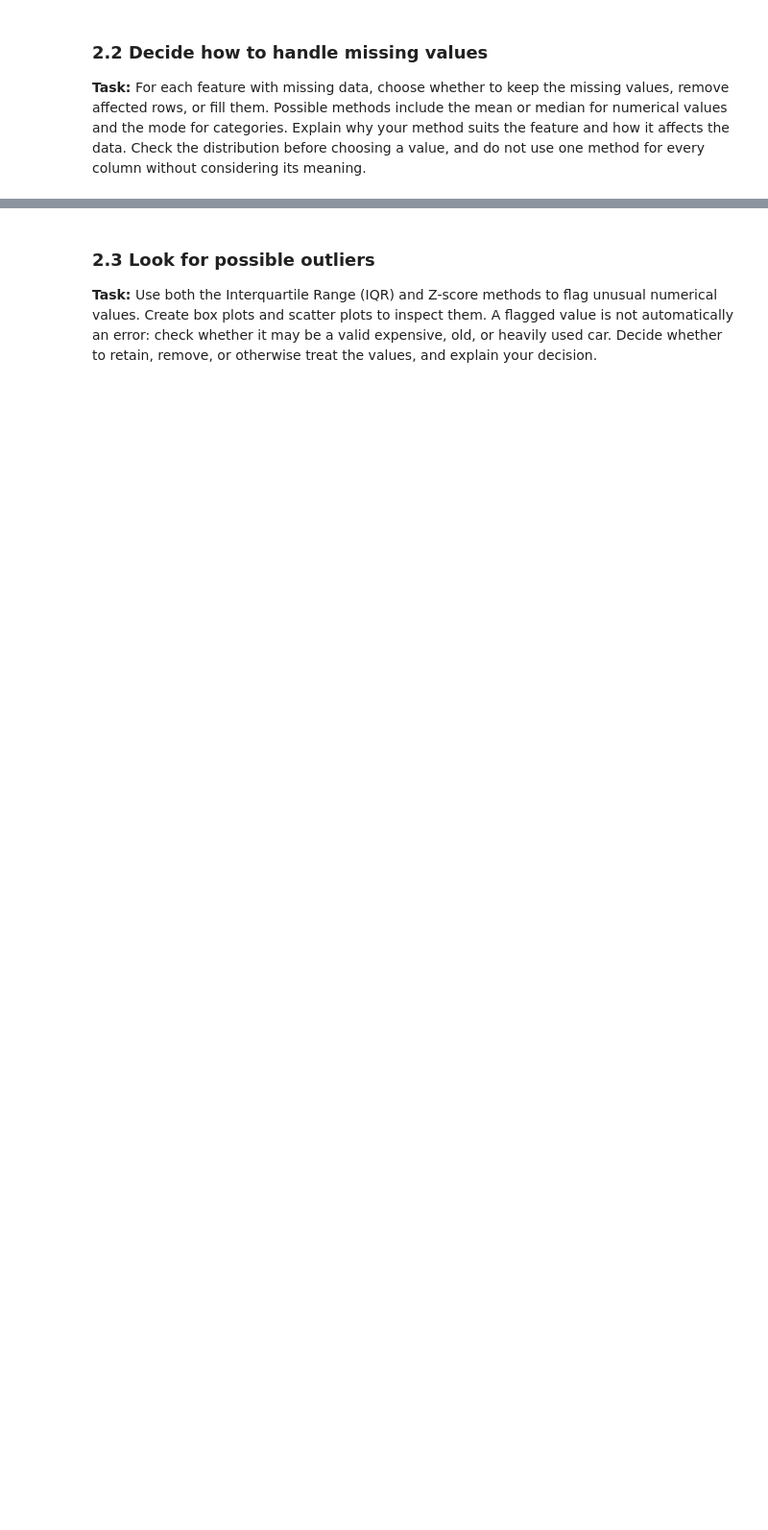
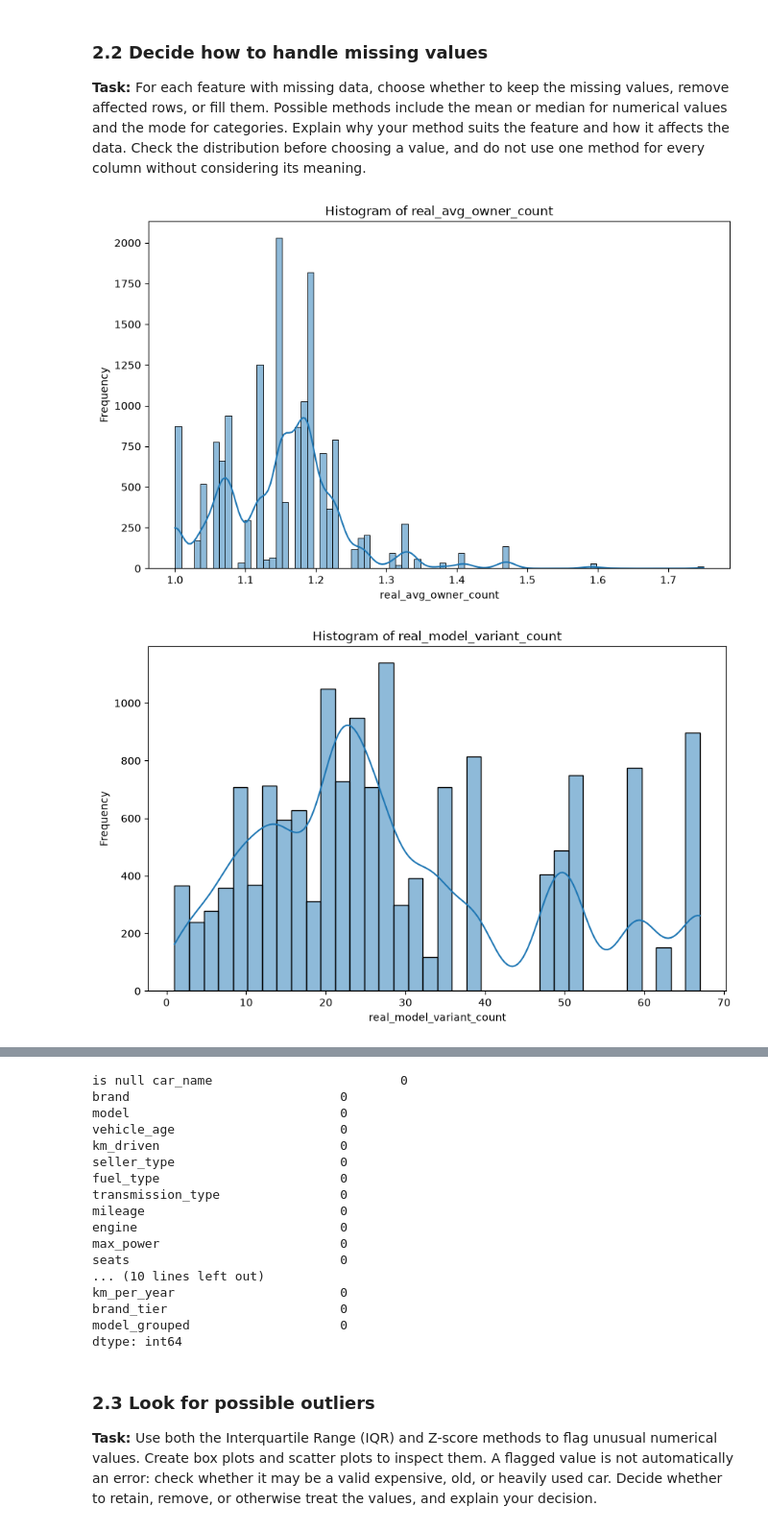
Before and after one commit to Data-six6/car_price_prediction, a Jupyter notebook: Car_Sale_Analysis/data_cleaning/data_cleaning.ipynb, the cells around one changed output, grey strips where cells are left out. Shown at 96% size. Saved outputs shown, nothing was run; the diff lists cells and outputs as text; code cells hidden in the pictures; blank space fills up the shorter version.

```diff
--- a/Car_Sale_Analysis/data_cleaning/data_cleaning.ipynb
+++ b/Car_Sale_Analysis/data_cleaning/data_cleaning.ipynb
@@ -66,5 +142,42 @@ Work through missing values, possible outliers, duplicate rows, and irrelevant o
 
 **Task:** For each feature with missing data, choose whether to keep the missing values, remove affected rows, or fill them. Possible methods include the mean or median for numerical values and the mode for categories. Explain why your method suits the feature and how it affects the data. Check the distribution before choosing a value, and do not use one method for every column without considering its meaning.
 # %%
+#create historgrams for numerical features
+useful_numerical_features = [
+    "real_avg_owner_count",
+    "real_model_variant_count",
+    "real_new_ex_showroom_price",
+]
+for col in useful_numerical_features:
+    plt.figure(figsize=(10,6))
+    sns.histplot(df[col], kde=True)
+    plt.title(f'Histogram of {col}')
+    plt.xlabel(col)
+    plt.ylabel('Frequency')
+    plt.show()
 # TODO: Choose a suitable way to handle missing values for each affected feature.
+
+df_work = df.copy()
+
+for col in [
+    "real_avg_owner_count",
+    "real_model_variant_count",
+    "real_new_ex_showroom_price",
+]:
+    df_work[col] = df_work[col].fillna(df_work[col].median())
+
+# print(df_work.isna().sum())
+# print(df_work['matched_dt'].describe()) #useless col
+# matched_eng = df['matched_eng']  #useless col
+# print(matched_eng.describe())
+# print("median", matched_eng.median())
 # TODO: Explain your choices and apply them to a separate working copy.
+###explain
+# real_avg_owner_count: mean =~ median and std is low, can use both mean and median, but median is more robust to outliers, so we choose median.
+# real_model_variants: mean # median and std is high, so we choose median.
+# real_new_ex_showroom_price: mean # median and std is high, so we choose median.
+# matched_eng,matched_dt: useless columns, we will drop them.
+print("is null", df_work.isnull().sum())
+# %% [output]
+[figure, added]
+[figure, added]
@@ -71,3 +185,20 @@ Work through missing values, possible outliers, duplicate rows, and irrelevant o
+is null car_name                         0
+brand                            0
+model                            0
+vehicle_age                      0
+km_driven                        0
+seller_type                      0
+fuel_type                        0
+transmission_type                0
+mileage                          0
+engine                           0
+max_power                        0
+seats                            0
+... (10 lines left out)
+km_per_year                      0
+brand_tier                       0
+model_grouped                    0
+dtype: int64
 # %% [markdown]
 ### 2.3 Look for possible outliers
 
```
Also changed, not shown: parts of 16 cells of this notebook, 1 other file.
